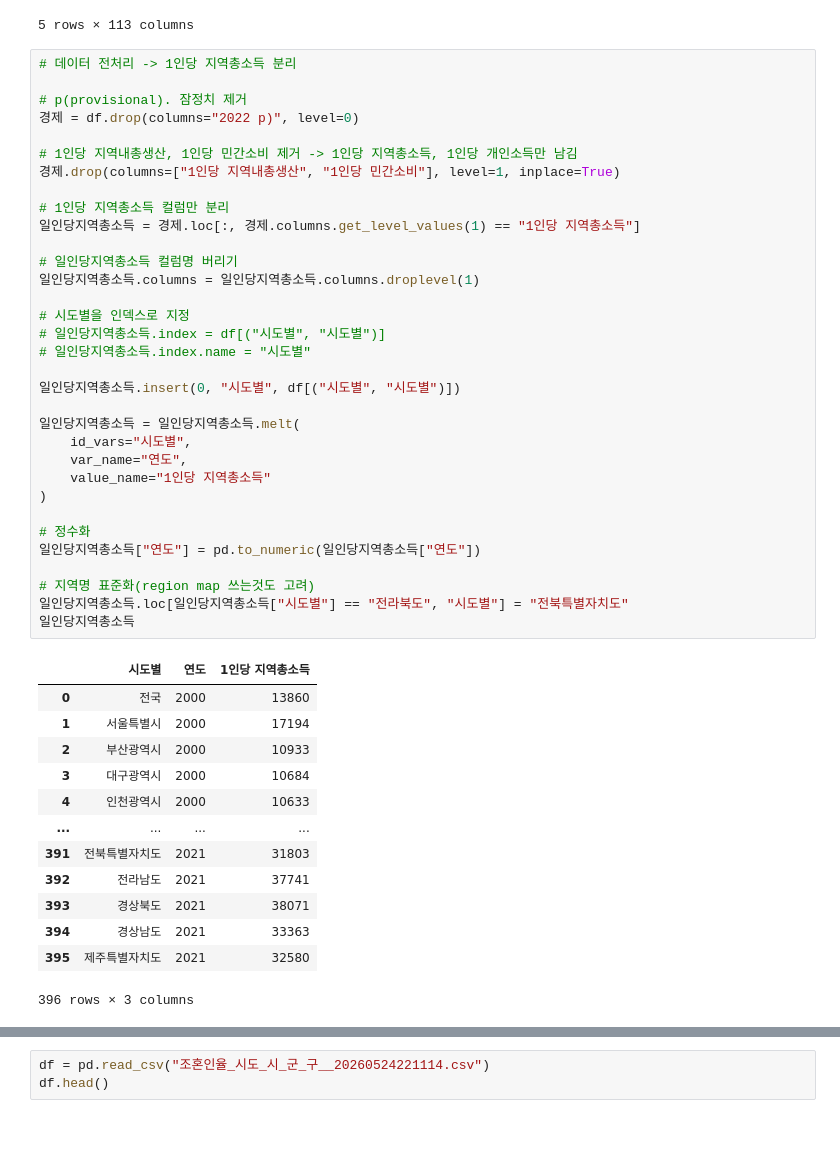
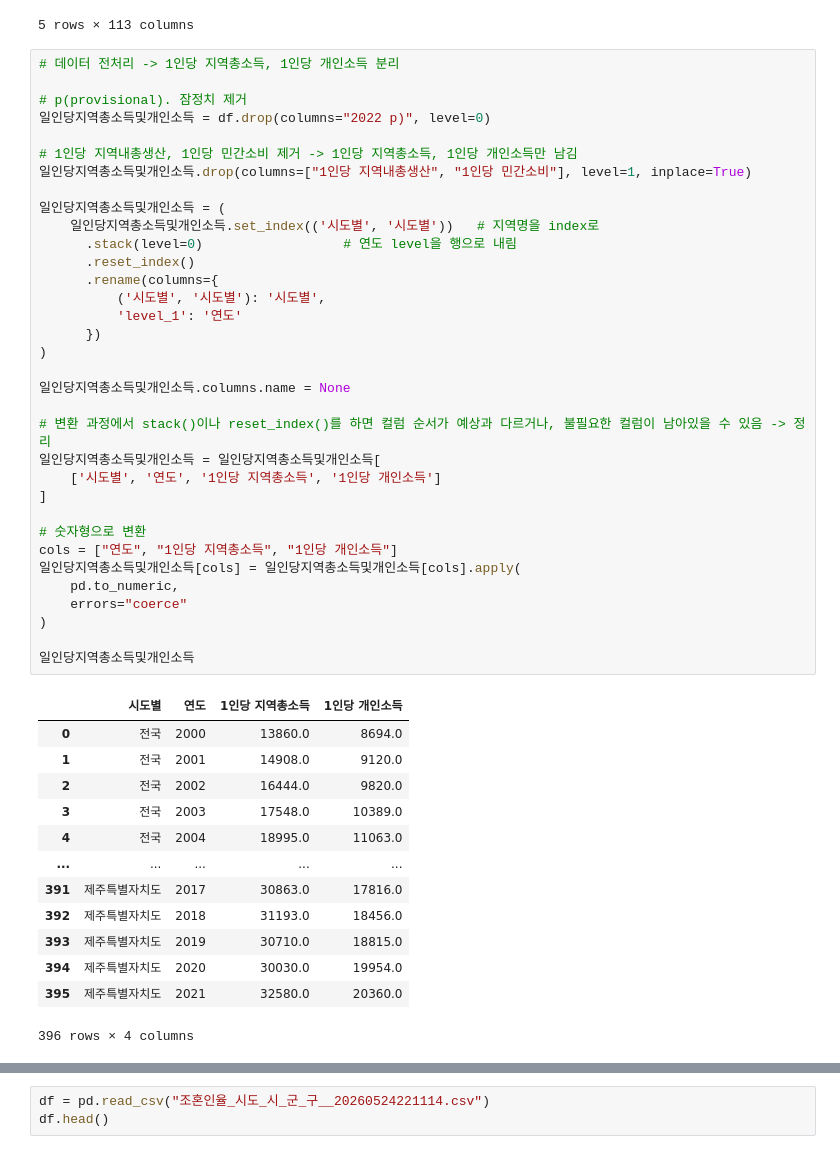
Before and after one commit to jun-park02/ds-project, a Jupyter notebook: main.ipynb, the cells around one changed output, grey strips where cells are left out. Cells and saved outputs as stored; diff of their text form.

```diff
--- a/main.ipynb
+++ b/main.ipynb
@@ -68,49 +69,50 @@ df.head()
 | 4 | 인천광역시 | 2743 | 3090 | 3484 | 4131 | 4559 | 5422 | 6645 | ... |
 5 rows × 113 columns
 # %%
-# 데이터 전처리 -> 1인당 지역총소득 분리
+# 데이터 전처리 -> 1인당 지역총소득, 1인당 개인소득 분리
 
 # p(provisional). 잠정치 제거
-경제 = df.drop(columns="2022 p)", level=0)
+일인당지역총소득및개인소득 = df.drop(columns="2022 p)", level=0)
 
 # 1인당 지역내총생산, 1인당 민간소비 제거 -> 1인당 지역총소득, 1인당 개인소득만 남김
-경제.drop(columns=["1인당 지역내총생산", "1인당 민간소비"], level=1, inplace=True)
+일인당지역총소득및개인소득.drop(columns=["1인당 지역내총생산", "1인당 민간소비"], level=1, inplace=True)
 
-# 1인당 지역총소득 컬럼만 분리
-일인당지역총소득 = 경제.loc[:, 경제.columns.get_level_values(1) == "1인당 지역총소득"]
-
-# 일인당지역총소득 컬럼명 버리기
-일인당지역총소득.columns = 일인당지역총소득.columns.droplevel(1)
-
-# 시도별을 인덱스로 지정
-# 일인당지역총소득.index = df[("시도별", "시도별")]
-# 일인당지역총소득.index.name = "시도별"
-
-일인당지역총소득.insert(0, "시도별", df[("시도별", "시도별")])
-
-일인당지역총소득 = 일인당지역총소득.melt(
-    id_vars="시도별",
-    var_name="연도",
-    value_name="1인당 지역총소득"
+일인당지역총소득및개인소득 = (
+    일인당지역총소득및개인소득.set_index(('시도별', '시도별'))   # 지역명을 index로
+      .stack(level=0)                  # 연도 level을 행으로 내림
+      .reset_index()
+      .rename(columns={
+          ('시도별', '시도별'): '시도별',
+          'level_1': '연도'
+      })
 )
 
-# 정수화
-일인당지역총소득["연도"] = pd.to_numeric(일인당지역총소득["연도"])
+일인당지역총소득및개인소득.columns.name = None
 
-# 지역명 표준화(region map 쓰는것도 고려)
-일인당지역총소득.loc[일인당지역총소득["시도별"] == "전라북도", "시도별"] = "전북특별자치도"
-일인당지역총소득
+# 변환 과정에서 stack()이나 reset_index()를 하면 컬럼 순서가 예상과 다르거나, 불필요한 컬럼이 남아있을 수 있음 -> 정리
+일인당지역총소득및개인소득 = 일인당지역총소득및개인소득[
+    ['시도별', '연도', '1인당 지역총소득', '1인당 개인소득']
+]
+
+# 숫자형으로 변환
+cols = ["연도", "1인당 지역총소득", "1인당 개인소득"]
+일인당지역총소득및개인소득[cols] = 일인당지역총소득및개인소득[cols].apply(
+    pd.to_numeric,
+    errors="coerce"
+)
+
+일인당지역총소득및개인소득
 # %% [output]
-|  | 시도별 | 연도 | 1인당 지역총소득 |
-| 0 | 전국 | 2000 | 13860 |
-| 1 | 서울특별시 | 2000 | 17194 |
-| 2 | 부산광역시 | 2000 | 10933 |
-| 3 | 대구광역시 | 2000 | 10684 |
-| 4 | 인천광역시 | 2000 | 10633 |
-| ... | ... | ... | ... |
-| 391 | 전북특별자치도 | 2021 | 31803 |
-| 392 | 전라남도 | 2021 | 37741 |
-| 393 | 경상북도 | 2021 | 38071 |
-| 394 | 경상남도 | 2021 | 33363 |
-| 395 | 제주특별자치도 | 2021 | 32580 |
+|  | 시도별 | 연도 | 1인당 지역총소득 | 1인당 개인소득 |
+| 0 | 전국 | 2000 | 13860.0 | 8694.0 |
+| 1 | 전국 | 2001 | 14908.0 | 9120.0 |
+| 2 | 전국 | 2002 | 16444.0 | 9820.0 |
+| 3 | 전국 | 2003 | 17548.0 | 10389.0 |
+| 4 | 전국 | 2004 | 18995.0 | 11063.0 |
+| ... | ... | ... | ... | ... |
+| 391 | 제주특별자치도 | 2017 | 30863.0 | 17816.0 |
+| 392 | 제주특별자치도 | 2018 | 31193.0 | 18456.0 |
+| 393 | 제주특별자치도 | 2019 | 30710.0 | 18815.0 |
+| 394 | 제주특별자치도 | 2020 | 30030.0 | 19954.0 |
+| 395 | 제주특별자치도 | 2021 | 32580.0 | 20360.0 |
-396 rows × 3 columns
+396 rows × 4 columns
```
Also changed, not shown: parts of 19 cells of this notebook, 10 other files.
